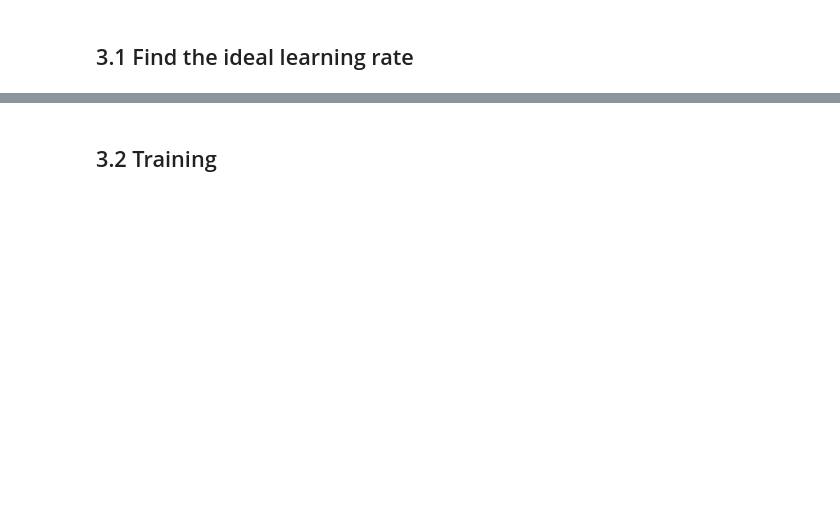
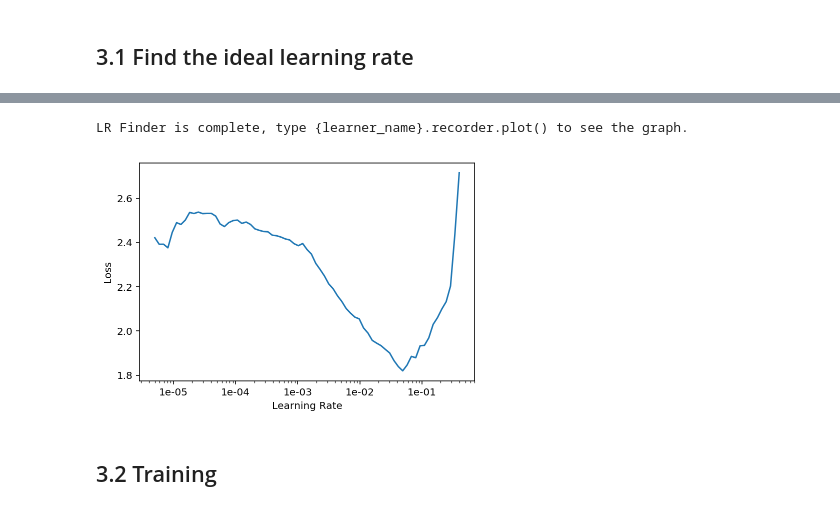
Before and after one commit to ndecavel/Recycling, a Jupyter notebook: Nicolas.ipynb, the cells around one changed output, grey strips where cells are left out. Cells and saved outputs as stored; diff of their text form; code cells hidden in the pictures; blank space fills up the shorter version.

```diff
--- a/Nicolas.ipynb
+++ b/Nicolas.ipynb
@@ -394,4 +403,5 @@ learn.model
 ## 3.1 Find the ideal learning rate
 # %%
 learn.lr_find(start_lr=1e-6,end_lr=1e1)
-learn.recorder.plot()
+learn.recorde .plot()
+# %% [output]
@@ -398,3 +409,5 @@ learn.recorder.plot()
+LR Finder is complete, type {learner_name}.recorder.plot() to see the graph.
+[figure, added]
 # %% [markdown]
 ## 3.2 Training
 # %%
```
Also changed, not shown: parts of 18 cells of this notebook.
